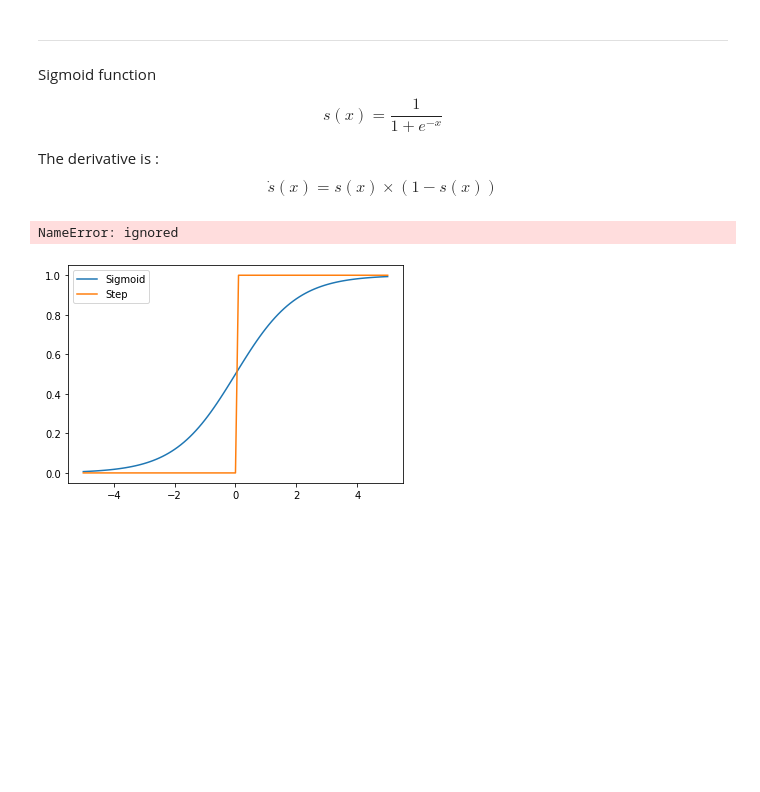
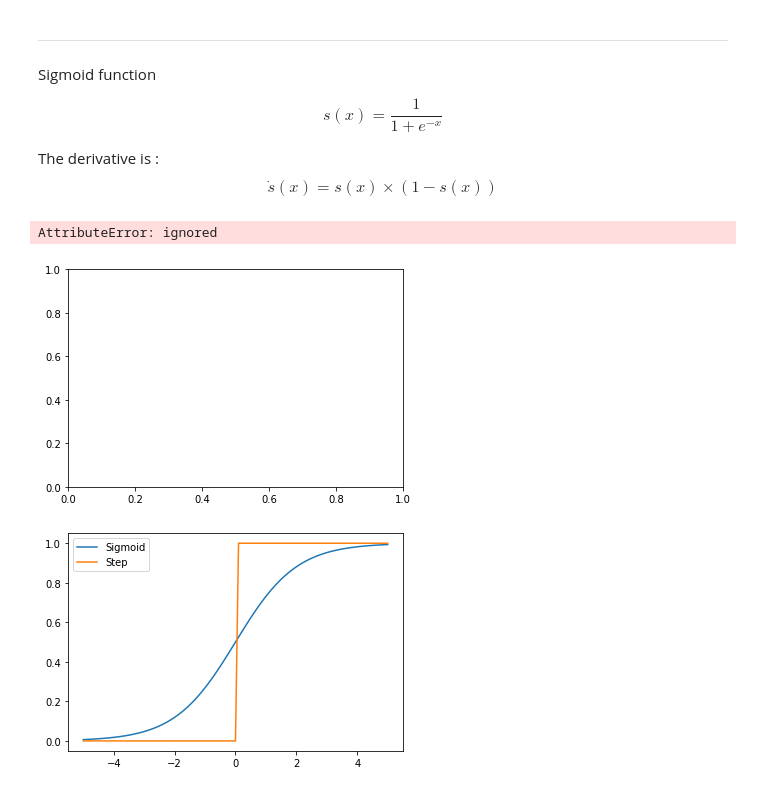
Before and after one commit to Ashwin-Rajesh/PyTorch_IEEE_2021, a Jupyter notebook: 2_LogisticRegression.ipynb, the cells around one changed output. Drawn from its saved outputs; the diff is of its cells as text; code cells hidden in the pictures; blank space fills up the shorter version.

```diff
--- a/2_LogisticRegression.ipynb
+++ b/2_LogisticRegression.ipynb
@@ -49,12 +49,13 @@ def d_sigmoid(inp):
 # %%
 temp = np.linspace(-5, 5, 101)
 
-plt.plot(temp, sigmoid(temp), label="Sigmoid")
-# plt.plot(temp, d_sigmoid(temp), label="Derivative of sigmoid")
-plt.legend()
+# plt.plot(temp, sigmoid(temp), label="Sigmoid")
+plt.plot(temp, d_sigmoid(temp), label="Derivative of sigmoid")
+# plt.legend()
 plt.show()
 # %% [output]
-NameError: ignored
+AttributeError: ignored
+[figure, added]
 # %%
 plt.plot(temp, sigmoid(temp), label="Sigmoid")
 plt.plot(temp, temp > 0, label="Step")
```
Also changed, not shown: parts of 3 cells of this notebook.
